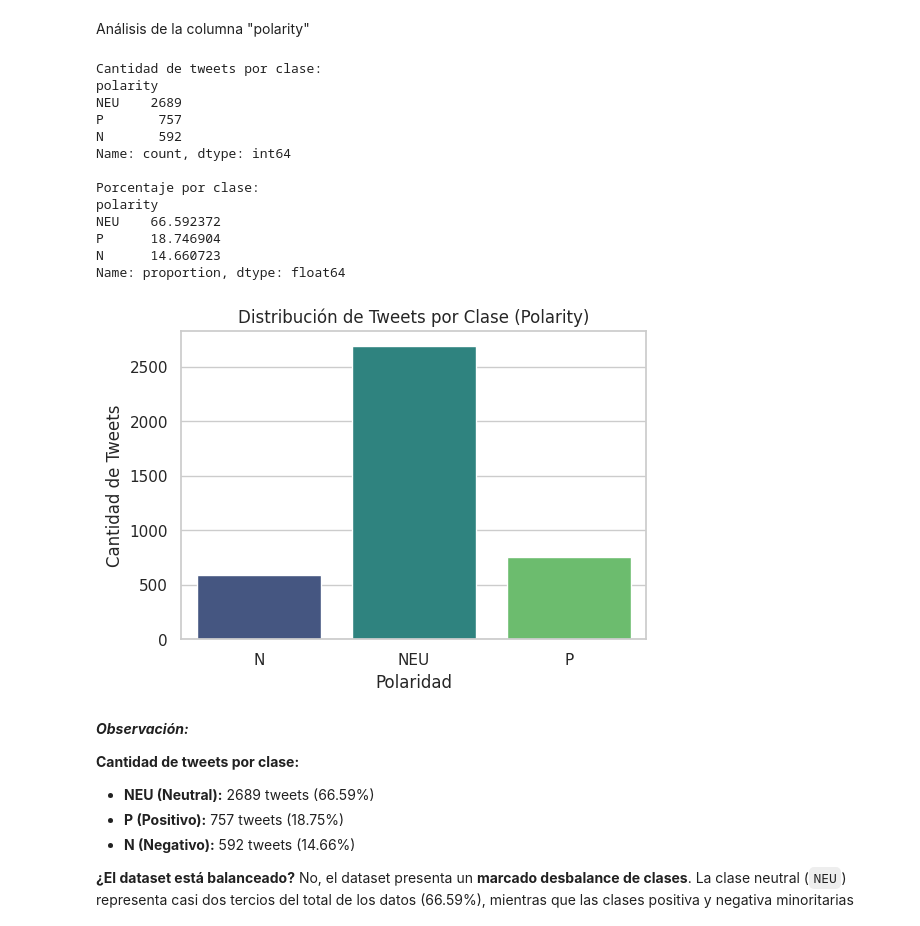
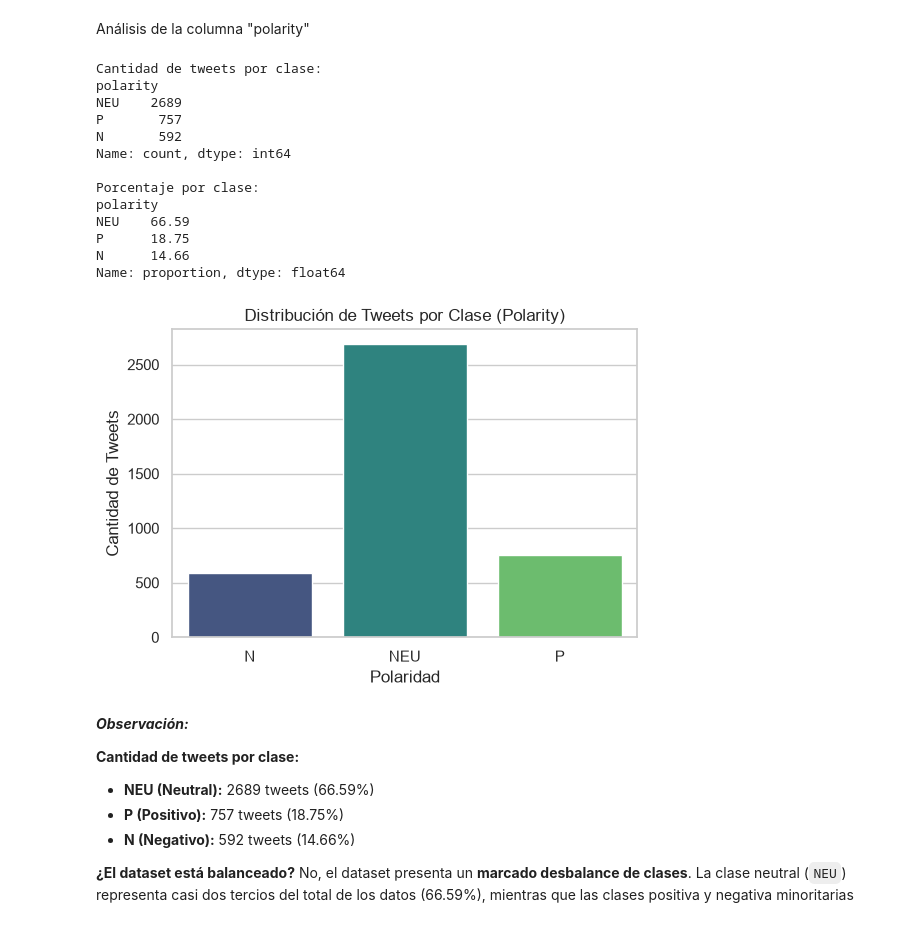
Before and after one commit to Barlita03/TP-CienciasDeDatos, a Jupyter notebook: TP1_CdD.ipynb, the cells around one changed output. Saved outputs shown, nothing was run; the diff lists cells and outputs as text; code cells hidden in the pictures.

```diff
--- a/TP1_CdD.ipynb
+++ b/TP1_CdD.ipynb
@@ -66,36 +66,36 @@ Análisis de la columna "polarity"
 # %%
 # Conteo de registros por clase en polarity
 conteo_clases = df['polarity'].value_counts()
 print("Cantidad de tweets por clase:")
 print(conteo_clases)
 
 # Porcentajes de participación por clase
-porcentaje_clases = df['polarity'].value_counts(normalize=True) * 100
+porcentaje_clases = (df['polarity'].value_counts(normalize=True) * 100).round(2)
 print("\nPorcentaje por clase:")
 print(porcentaje_clases)
 
 # Gráfico de barras (countplot) para visualizar la distribución de clases
 plt.figure(figsize=(6, 4))
 sns.countplot(x='polarity', hue='polarity', data=df, palette='viridis', legend=False)
 plt.title('Distribución de Tweets por Clase (Polarity)')
 plt.xlabel('Polaridad')
 plt.ylabel('Cantidad de Tweets')
 plt.show()
 # %% [output]
 Cantidad de tweets por clase:
 polarity
 NEU    2689
 P       757
 N       592
 Name: count, dtype: int64
 
 Porcentaje por clase:
 polarity
-NEU    66.592372
-P      18.746904
-N      14.660723
+NEU    66.59
+P      18.75
+N      14.66
 Name: proportion, dtype: float64
-[figure, old version]
+[figure, new version]
 # %% [markdown]
 ***Observación:***
 
```
Also changed, not shown: parts of 8 cells of this notebook, 1 other file.
